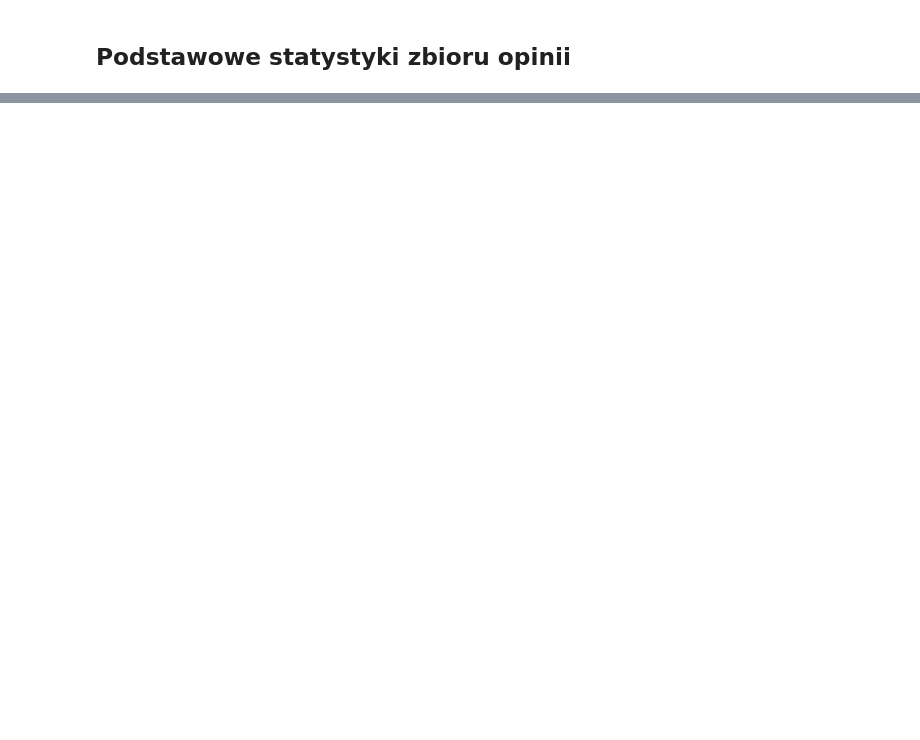
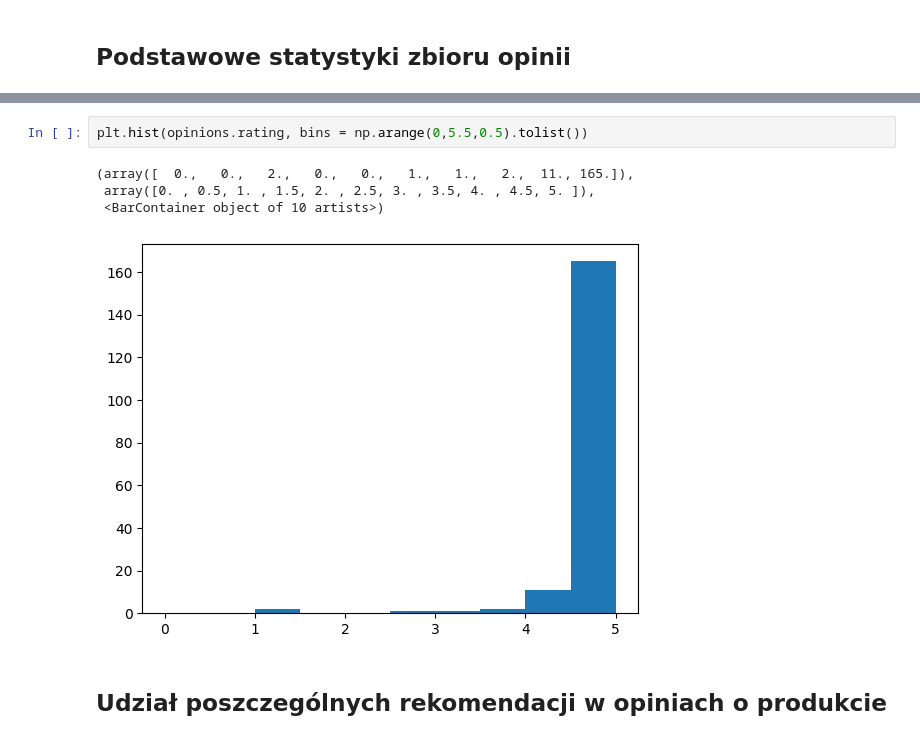
Before and after one commit to mallab20/CeneoScraperML, a Jupyter notebook: analyzer.ipynb, the cells around one changed output, grey strips where cells are left out. Drawn from its saved outputs; the diff is of its cells as text; blank space fills up the shorter version.

```diff
--- a/analyzer.ipynb
+++ b/analyzer.ipynb
@@ -69,0 +90,9 @@ Name: pros, Length: 182, dtype: object
+# %%
+plt.hist(opinions.rating, bins = np.arange(0,5.5,0.5).tolist())
+# %% [output]
+(array([  0.,   0.,   2.,   0.,   0.,   1.,   1.,   2.,  11., 165.]),
+ array([0. , 0.5, 1. , 1.5, 2. , 2.5, 3. , 3.5, 4. , 4.5, 5. ]),
+ <BarContainer object of 10 artists>)
+[figure, added]
+# %% [markdown]
+## Udział poszczególnych rekomendacji w opiniach o produkcie
```
Also changed, not shown: parts of 11 cells of this notebook, 2 other files.
